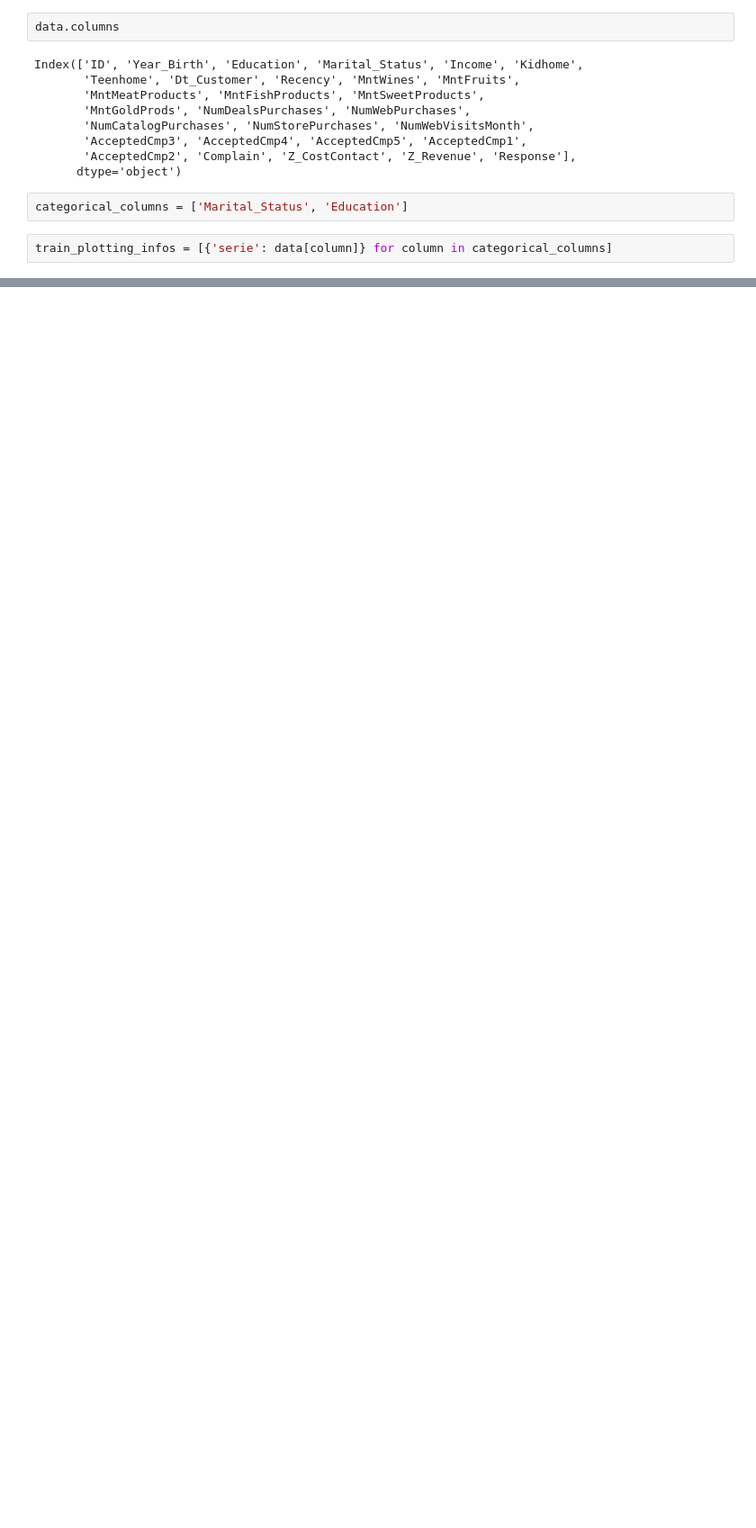
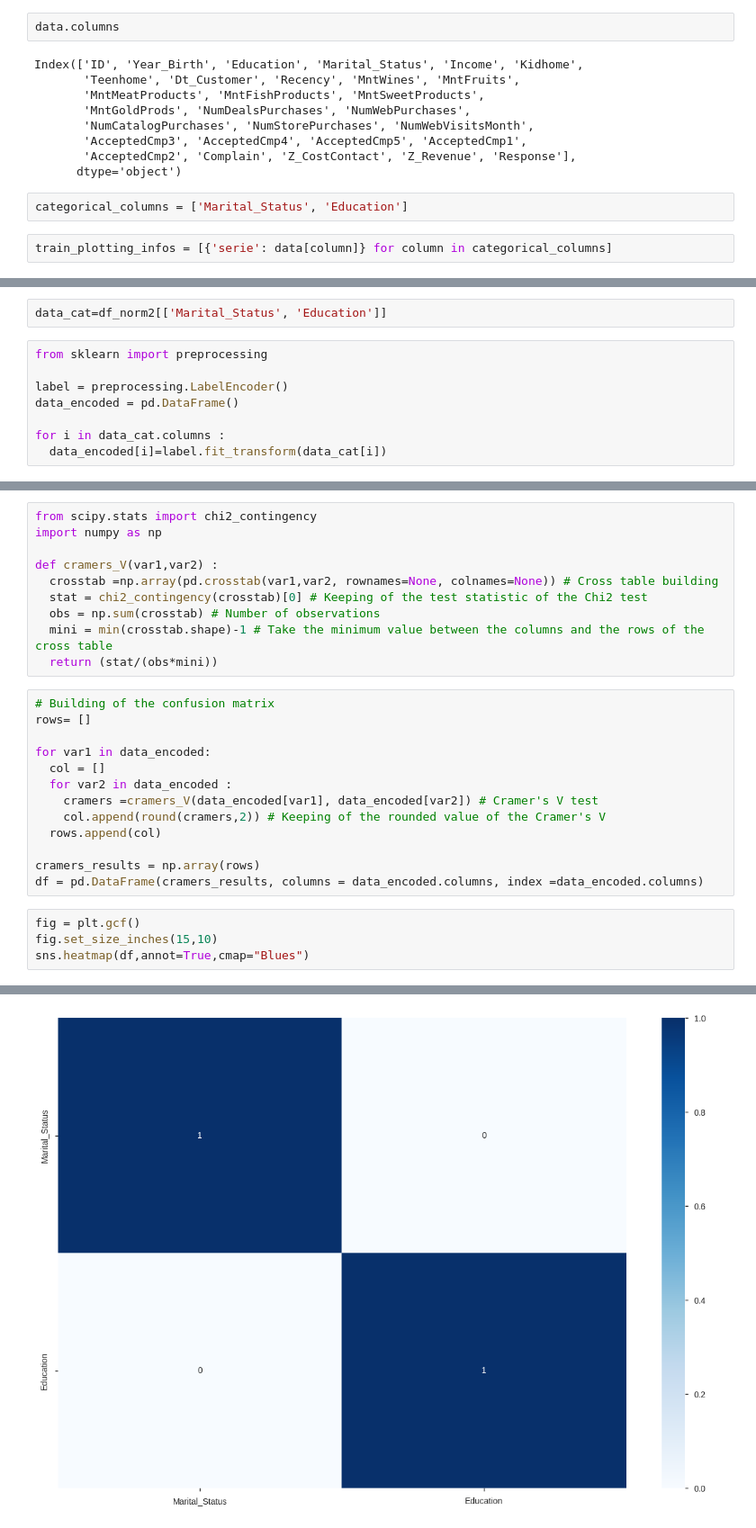
Before and after one commit to ednaelxd/clients_profile, a Jupyter notebook: client_profile.ipynb, the cells around one changed output, grey strips where cells are left out. Shown: that part at 90% size. Drawn from its saved outputs; the diff is of its cells as text; blank space fills up the shorter version.

```diff
--- a/client_profile.ipynb
+++ b/client_profile.ipynb
@@ -176,0 +351,10 @@ plot_grid([[show_value_counts, plotting_info] for plotting_info in train_plottin
+# %%
+data_cat=df_norm2[['Marital_Status', 'Education']]
+# %%
+from sklearn import preprocessing
+
+label = preprocessing.LabelEncoder()
+data_encoded = pd.DataFrame()
+
+for i in data_cat.columns :
+  data_encoded[i]=label.fit_transform(data_cat[i])
@@ -176,0 +372,28 @@ plot_grid([[show_value_counts, plotting_info] for plotting_info in train_plottin
+# %%
+from scipy.stats import chi2_contingency
+import numpy as np
+
+def cramers_V(var1,var2) :
+  crosstab =np.array(pd.crosstab(var1,var2, rownames=None, colnames=None)) # Cross table building
+  stat = chi2_contingency(crosstab)[0] # Keeping of the test statistic of the Chi2 test
+  obs = np.sum(crosstab) # Number of observations
+  mini = min(crosstab.shape)-1 # Take the minimum value between the columns and the rows of the cross table
+  return (stat/(obs*mini))
+# %%
+# Building of the confusion matrix
+rows= []
+
+for var1 in data_encoded:
+  col = []
+  for var2 in data_encoded :
+    cramers =cramers_V(data_encoded[var1], data_encoded[var2]) # Cramer's V test
+    col.append(round(cramers,2)) # Keeping of the rounded value of the Cramer's V
+  rows.append(col)
+
+cramers_results = np.array(rows)
+df = pd.DataFrame(cramers_results, columns = data_encoded.columns, index =data_encoded.columns)
+# %%
+fig = plt.gcf()
+fig.set_size_inches(15,10)
+sns.heatmap(df,annot=True,cmap="Blues")
+# %% [output]
@@ -176,0 +401 @@ plot_grid([[show_value_counts, plotting_info] for plotting_info in train_plottin
+[figure, added]
```
Also changed, not shown: parts of 34 cells of this notebook.
